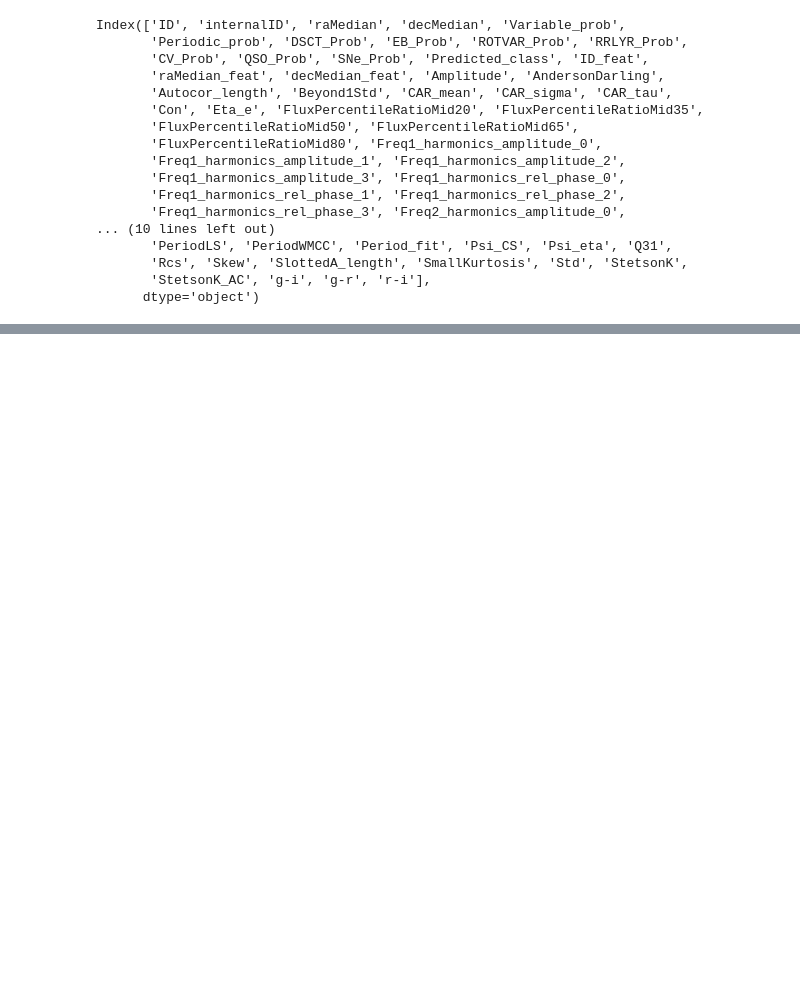
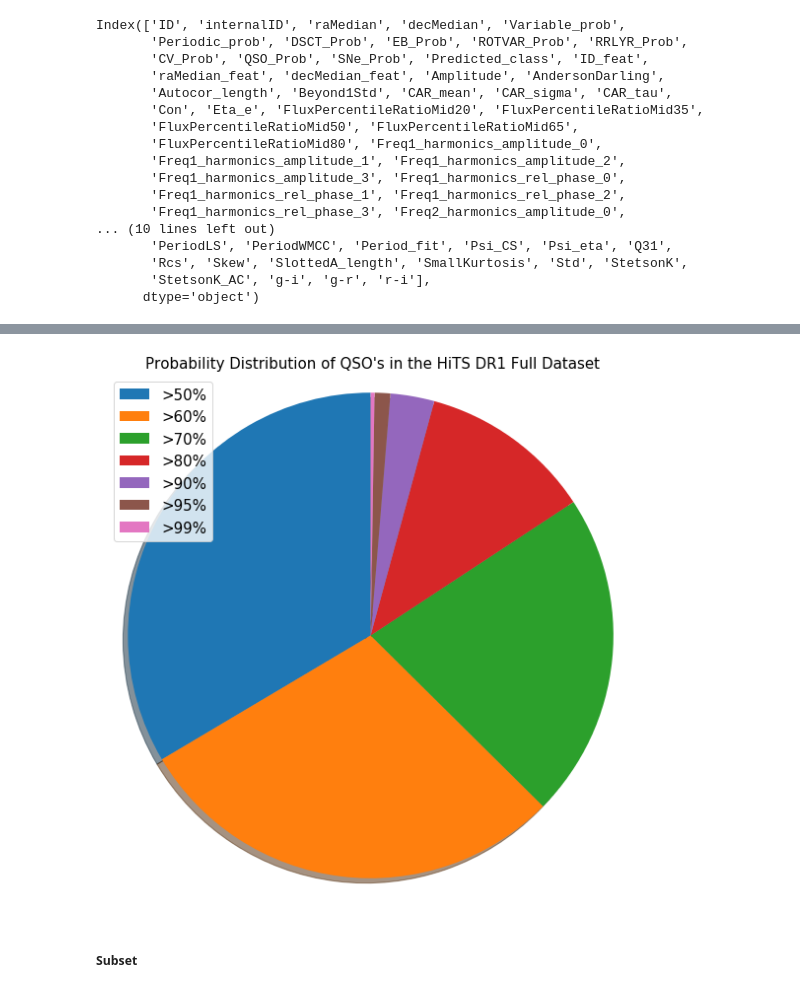
Before and after one commit to mrawls/lsst-hits-bump, a Jupyter notebook: tw94/ASTR_499_NB1.ipynb, the cells around one changed output, grey strips where cells are left out. Saved outputs shown, nothing was run; the diff lists cells and outputs as text; code cells hidden in the pictures; blank space fills up the shorter version.

```diff
--- a/tw94/ASTR_499_NB1.ipynb
+++ b/tw94/ASTR_499_NB1.ipynb
@@ -157,0 +241,14 @@ hitsDfQSO_sub = hitsDfQSO_sub_filter.drop([], axis = 1)
+# %%
+plt.figure(figsize = (8,8))
+labels = '>50%', '>60%', '>70%', '>80%', '>90%', '>95%', '>99%'
+sizes = [84.55509451,73.25956662,54.67957584,29.045643153526,7.376671277,2.627939124,0.6454587367]
+#colors =
+patches, texts = plt.pie(sizes, shadow=True, startangle=90)
+plt.title("Probability Distribution of QSO's in the HiTS DR1 Full Dataset", fontsize = 15)
+plt.legend(patches, labels, loc="best",prop={'size': 15})
+plt.axis('equal')
+plt.tight_layout()
+# %% [output]
+[figure, added]
+# %% [markdown]
+##### Subset
```
Also changed, not shown: parts of 17 cells of this notebook.
